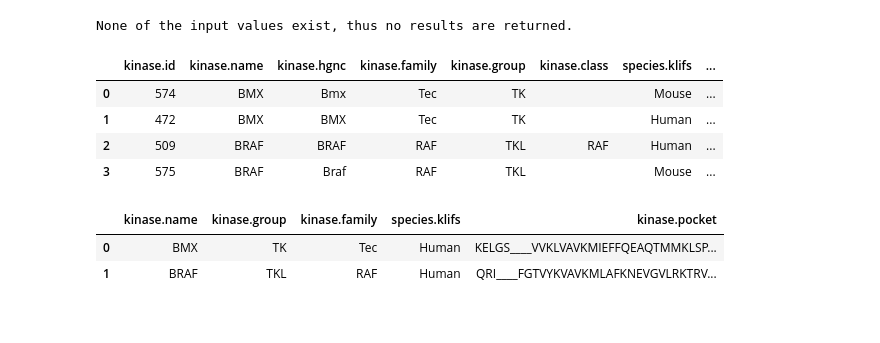
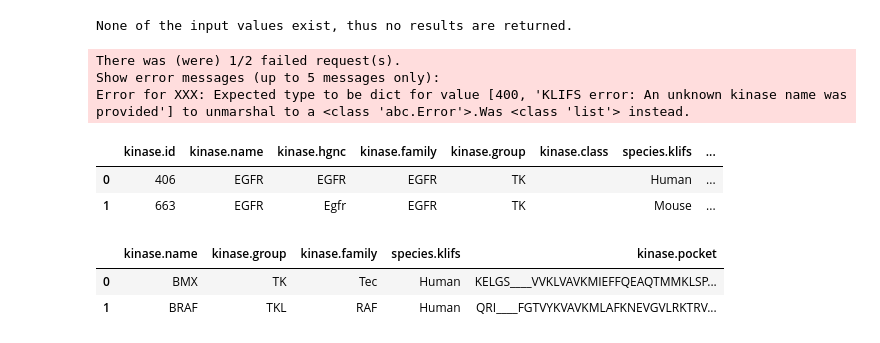
Before and after one commit to volkamerlab/opencadd, a Jupyter notebook: docs/tutorials/databases_klifs_new_api.ipynb, the cells around one changed output. Drawn from its saved outputs; the diff is of its cells as text; code cells hidden in the pictures.

```diff
--- a/docs/tutorials/databases_klifs_new_api.ipynb
+++ b/docs/tutorials/databases_klifs_new_api.ipynb
@@ -280,13 +287,14 @@ Show error messages (up to 5 messages only):
 Error for BMX: Expected type to be dict for value [400, 'KLIFS error: The provided species does not exist. '] to unmarshal to a <class 'abc.Error'>.Was <class 'list'> instead.
 None of the input values exist, thus no results are returned.
 # %%
-remote.kinases.from_kinase_names(['BMX', 'BRAF'])
+remote.kinases.from_kinase_names(['EGFR', 'XXX'], None)
 # %% [output]
+There was (were) 1/2 failed request(s).
+Show error messages (up to 5 messages only):
+Error for XXX: Expected type to be dict for value [400, 'KLIFS error: An unknown kinase name was provided'] to unmarshal to a <class 'abc.Error'>.Was <class 'list'> instead.
 |  | kinase.id | kinase.name | kinase.hgnc | kinase.family | kinase.group | kinase.class | species.klifs | ... |
-| 0 | 574 | BMX | Bmx | Tec | TK |  | Mouse | ... |
-| 1 | 472 | BMX | BMX | Tec | TK |  | Human | ... |
-| 2 | 509 | BRAF | BRAF | RAF | TKL | RAF | Human | ... |
-| 3 | 575 | BRAF | Braf | RAF | TKL |  | Mouse | ... |
+| 0 | 406 | EGFR | EGFR | EGFR | TK |  | Human | ... |
+| 1 | 663 | EGFR | Egfr | EGFR | TK |  | Mouse | ... |
 # %%
 local.kinases.from_kinase_names(['BMX', 'BRAF'])
 # %% [output]
```
Also changed, not shown: parts of 66 cells of this notebook, 1 other file.
